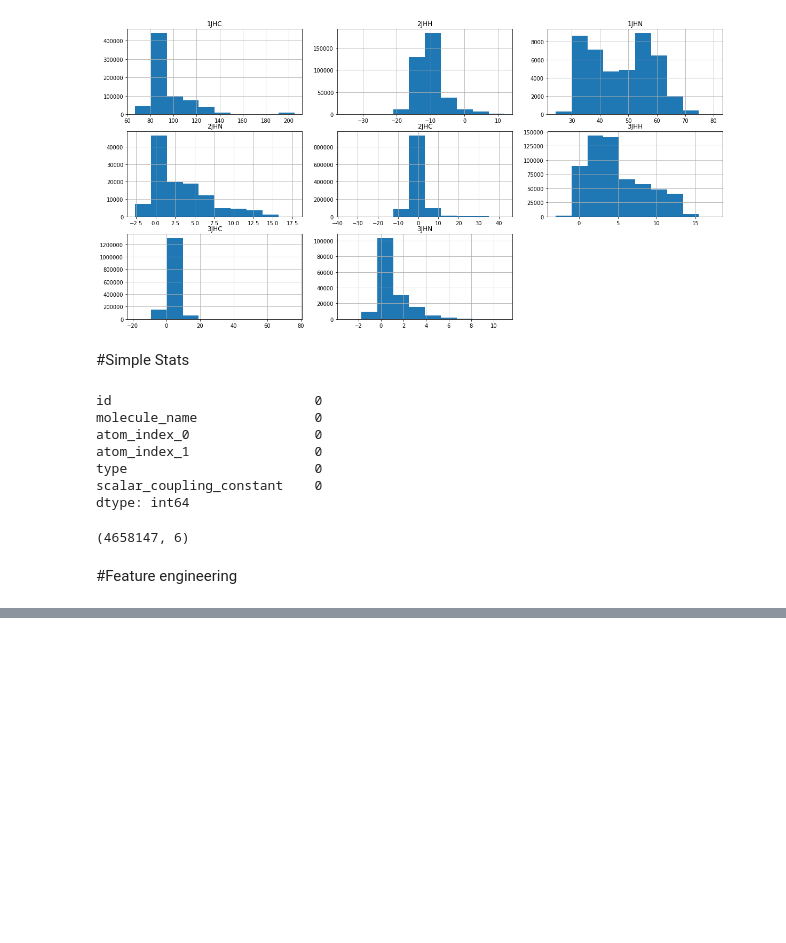
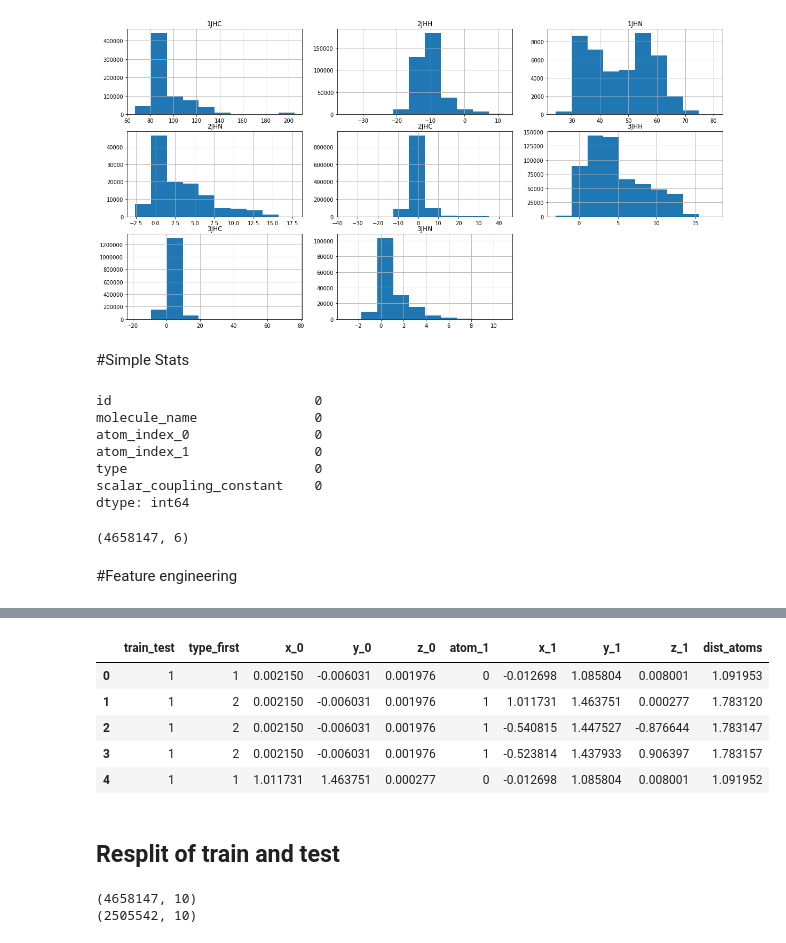
Before and after one commit to BenoCharlo/Molecular_prop, a Jupyter notebook: Molecular_properties.ipynb, the cells around one changed output, grey strips where cells are left out. Drawn from its saved outputs; the diff is of its cells as text; code cells hidden in the pictures; blank space fills up the shorter version.

```diff
--- a/Molecular_properties.ipynb
+++ b/Molecular_properties.ipynb
@@ -177,0 +184,26 @@ Name: type_fourth, dtype: float64
+# %%
+all_data = map_atom_info(all_data, 0)
+all_data = map_atom_info(all_data, 1)
+# %%
+all_p_0 = all_data[['x_0', 'y_0', 'z_0']].values
+all_p_1 = all_data[['x_1', 'y_1', 'z_1']].values
+
+all_data['dist_atoms'] = np.linalg.norm(all_p_0 - all_p_1, axis=1)
+# %%
+all_data.drop(['type_last','atom_0','type_last','atom_index_0',\
+               'atom_index_1','molecule_name','id', 'type'],axis=1,inplace=True)
+# %%
+le = LabelEncoder()
+
+all_data.atom_1 = le.fit_transform(all_data.atom_1)
+# %%
+all_data.head()
+# %% [output]
+|  | train_test | type_first | x_0 | y_0 | z_0 | atom_1 | x_1 | y_1 | z_1 | dist_atoms |
+| 0 | 1 | 1 | 0.002150 | -0.006031 | 0.001976 | 0 | -0.012698 | 1.085804 | 0.008001 | 1.091953 |
+| 1 | 1 | 2 | 0.002150 | -0.006031 | 0.001976 | 1 | 1.011731 | 1.463751 | 0.000277 | 1.783120 |
+| 2 | 1 | 2 | 0.002150 | -0.006031 | 0.001976 | 1 | -0.540815 | 1.447527 | -0.876644 | 1.783147 |
+| 3 | 1 | 2 | 0.002150 | -0.006031 | 0.001976 | 1 | -0.523814 | 1.437933 | 0.906397 | 1.783157 |
+| 4 | 1 | 1 | 1.011731 | 1.463751 | 0.000277 | 0 | -0.012698 | 1.085804 | 0.008001 | 1.091952 |
+# %% [markdown]
+## Resplit of train and test
@@ -177,0 +213,6 @@ Name: type_fourth, dtype: float64
+# %%
+print(train.shape)
+print(test.shape)
+# %% [output]
+(4658147, 10)
+(2505542, 10)
```
Also changed, not shown: parts of 11 cells of this notebook.
